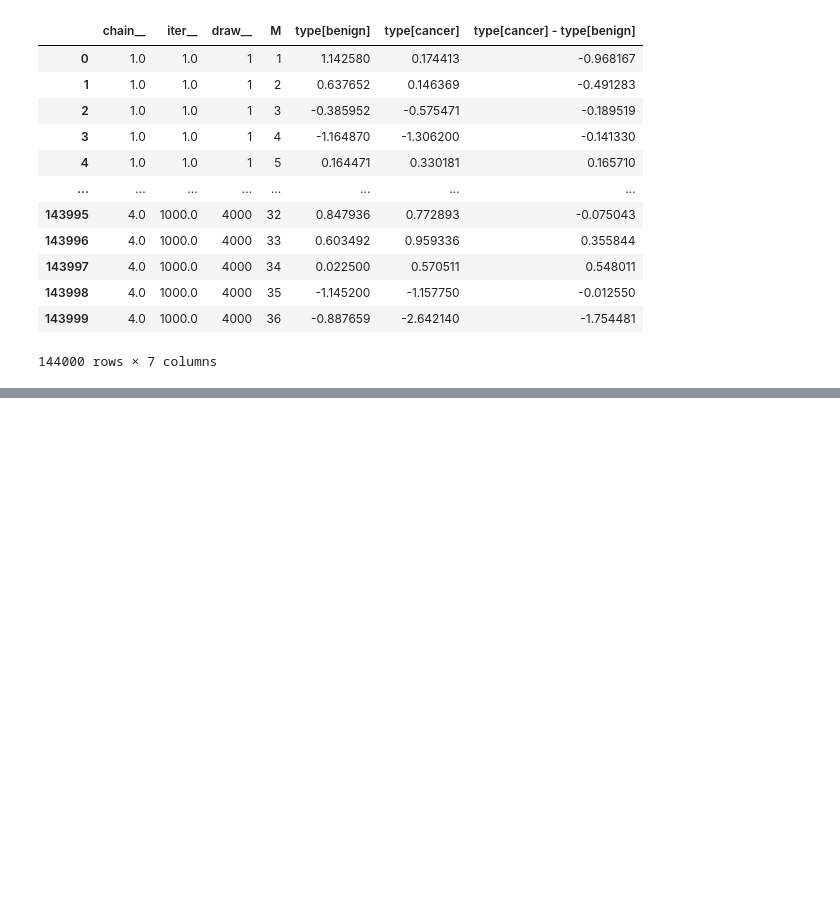
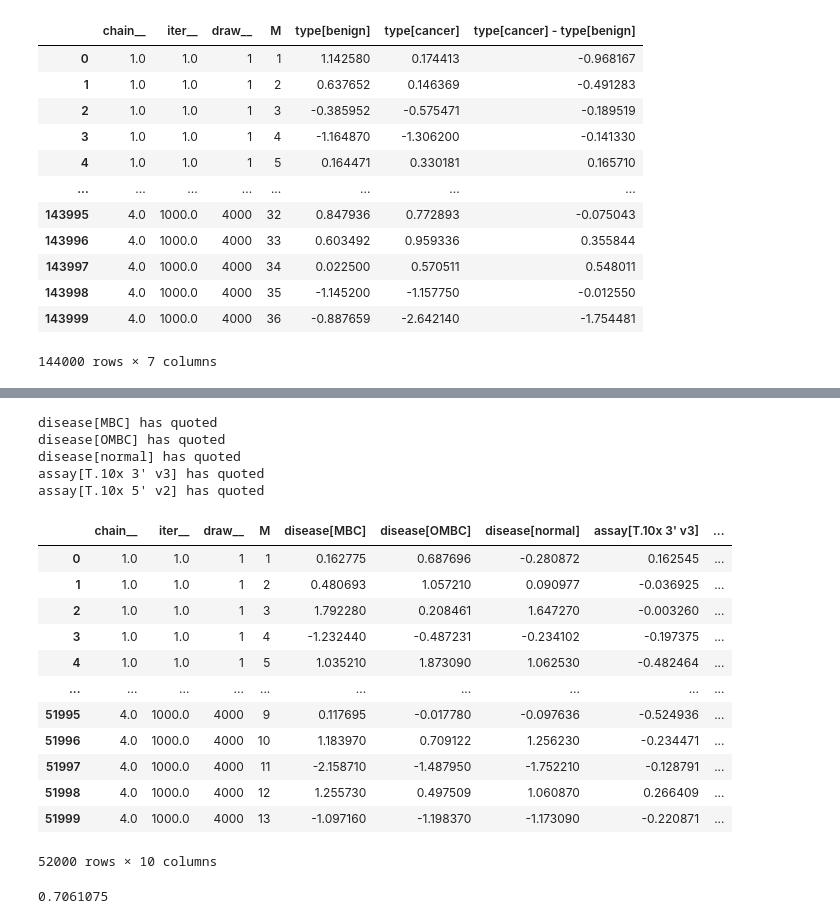
Before and after one commit to zhanchen/sccompPy, a Jupyter notebook: dev_note.ipynb, the cells around one changed output, grey strips where cells are left out. Drawn from its saved outputs; the diff is of its cells as text; code cells hidden in the pictures; blank space fills up the shorter version.

```diff
--- a/sccompPy/dev_note.ipynb
+++ b/dev_note.ipynb
@@ -240,0 +378,25 @@ get_mean_precision_association(fit)
+# %%
+# Function to escape column names with backticks if they contain special characters
+def escape_column_names(formula, columns):
+    for col in columns:
+        if not re.match(r"^[a-zA-Z_][a-zA-Z0-9_]*$", col):  # Matches valid Python identifiers
+            escaped_col = f"`{col}`"
+            print(f"{col} has quoted")
+            formula = formula.replace(col, escaped_col)
+    return formula
+
+# Apply formulas to mutate the DataFrame
+def mutate_with_formula(df, column_name, formula):
+    try:
+        # Escape column names with special characters
+        formula = escape_column_names(formula, parameter_names)
+        df[column_name] = df.eval(formula)
+    except Exception as e:
+        if not ignore_errors:
+            raise e
+            print(f"Warning: Error while processing formula '{formula}': {e}")
+
+    return df
+# %%
+for new_col, formula in formula_expr.items():
+    x = mutate_with_formula(x, new_col, formula)
@@ -240,0 +407,5 @@ get_mean_precision_association(fit)
+# %%
+new_col = '(disease[OMBC] + disease[MBC]) / 2 - disease[normal]'
+column_name = new_col
+# %%
+formula = '(disease[OMBC] + disease[MBC]) / 2 - disease[normal]'
@@ -240,0 +421,26 @@ get_mean_precision_association(fit)
+# %%
+x[column_name] = x.eval(escape_column_names(formula, parameter_names))
+x
+# %% [output]
+disease[MBC] has quoted
+disease[OMBC] has quoted
+disease[normal] has quoted
+assay[T.10x 3' v3] has quoted
+assay[T.10x 5' v2] has quoted
+|  | chain__ | iter__ | draw__ | M | disease[MBC] | disease[OMBC] | disease[normal] | assay[T.10x 3' v3] | ... |
+| 0 | 1.0 | 1.0 | 1 | 1 | 0.162775 | 0.687696 | -0.280872 | 0.162545 | ... |
+| 1 | 1.0 | 1.0 | 1 | 2 | 0.480693 | 1.057210 | 0.090977 | -0.036925 | ... |
+| 2 | 1.0 | 1.0 | 1 | 3 | 1.792280 | 0.208461 | 1.647270 | -0.003260 | ... |
+| 3 | 1.0 | 1.0 | 1 | 4 | -1.232440 | -0.487231 | -0.234102 | -0.197375 | ... |
+| 4 | 1.0 | 1.0 | 1 | 5 | 1.035210 | 1.873090 | 1.062530 | -0.482464 | ... |
+| ... | ... | ... | ... | ... | ... | ... | ... | ... | ... |
+| 51995 | 4.0 | 1000.0 | 4000 | 9 | 0.117695 | -0.017780 | -0.097636 | -0.524936 | ... |
+| 51996 | 4.0 | 1000.0 | 4000 | 10 | 1.183970 | 0.709122 | 1.256230 | -0.234471 | ... |
+| 51997 | 4.0 | 1000.0 | 4000 | 11 | -2.158710 | -1.487950 | -1.752210 | -0.128791 | ... |
+| 51998 | 4.0 | 1000.0 | 4000 | 12 | 1.255730 | 0.497509 | 1.060870 | 0.266409 | ... |
+| 51999 | 4.0 | 1000.0 | 4000 | 13 | -1.097160 | -1.198370 | -1.173090 | -0.220871 | ... |
+52000 rows × 10 columns
+# %%
+(0.687696 + 0.162775)/2 - (-0.280872)
+# %% [output]
+0.7061075
```
Also changed, not shown: parts of 18 cells of this notebook, 6 other files.
